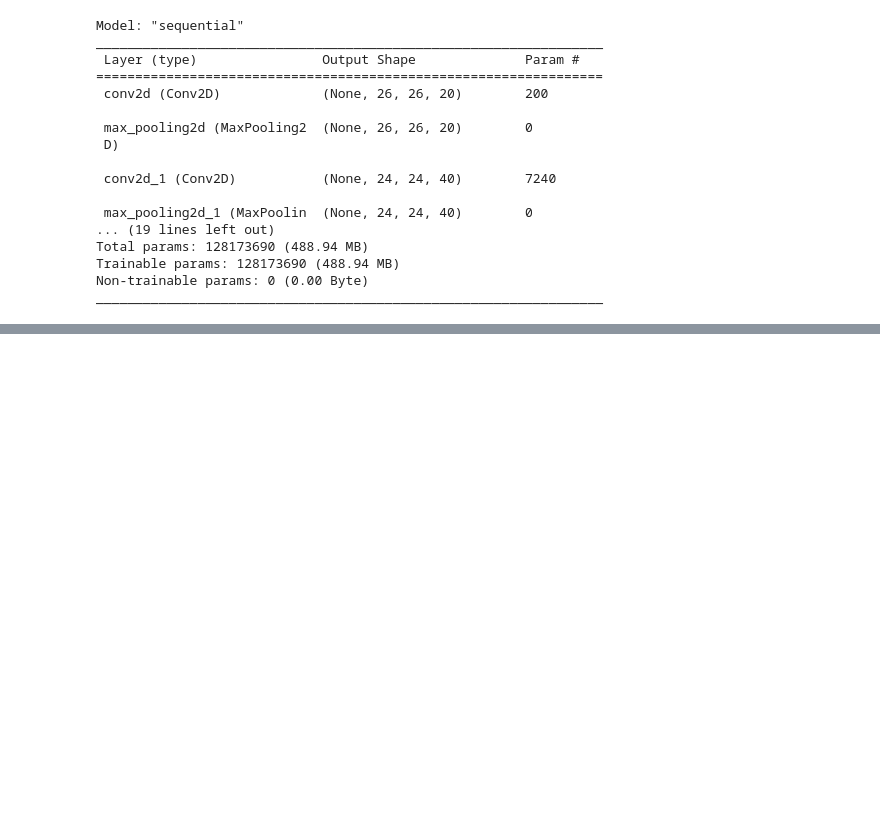
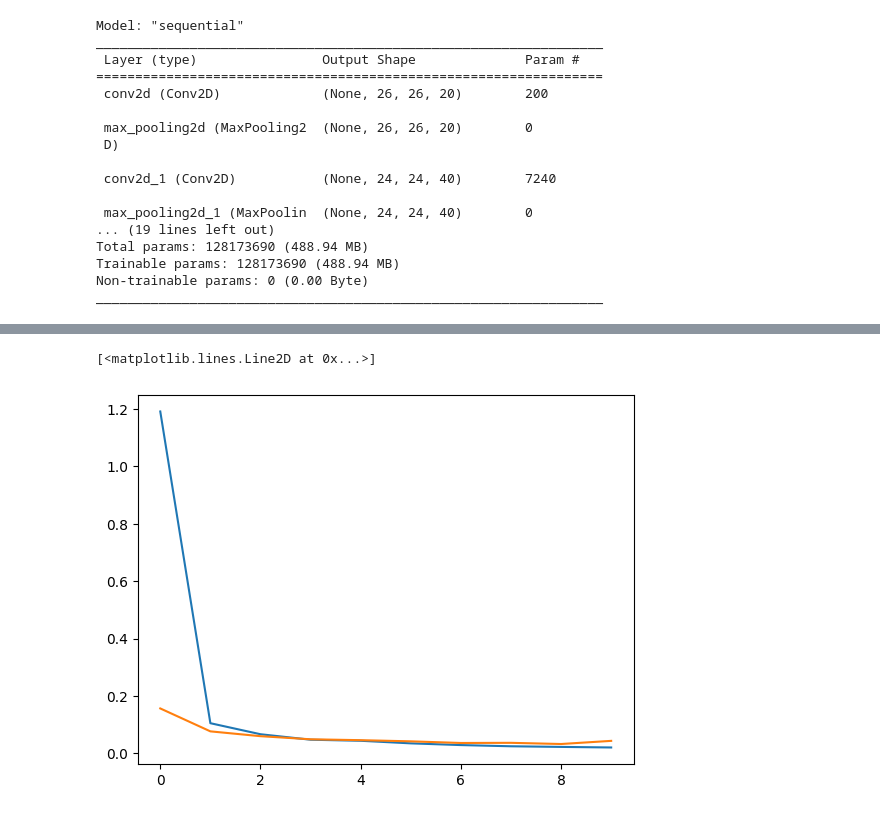
Before and after one commit to Abhijeet399/DS_Live_Oct_23, a Jupyter notebook: Lec32/CNN_TensorFlow_MNIST.ipynb, the cells around one changed output, grey strips where cells are left out. Cells and saved outputs as stored; diff of their text form; code cells hidden in the pictures; blank space fills up the shorter version.

```diff
--- a/Lec32/CNN_TensorFlow_MNIST.ipynb
+++ b/Lec32/CNN_TensorFlow_MNIST.ipynb
@@ -98,6 +98,6 @@ _________________________________________________________________
 # %%
 model.compile(optimizer = 'Adam', loss = 'categorical_crossentropy', metrics = ['accuracy', 'Precision', 'Recall'])
 # %%
-hist = model.fit(train_X, train_Y, batch_size = 100, epochs = 10, validation_split = 0.2)
+hist = model.fit(train_X, train_Y, batch_size = 900, epochs = 10, validation_split = 0.2)
 # %% [output]
 Epoch 1/10
@@ -104,0 +123,6 @@ KeyboardInterrupt
+# %%
+plt.plot(hist.history['loss'])
+plt.plot(hist.history['val_loss'])
+# %% [output]
+[<matplotlib.lines.Line2D at 0x...>]
+[figure, added]
```
Also changed, not shown: parts of 8 cells of this notebook.
